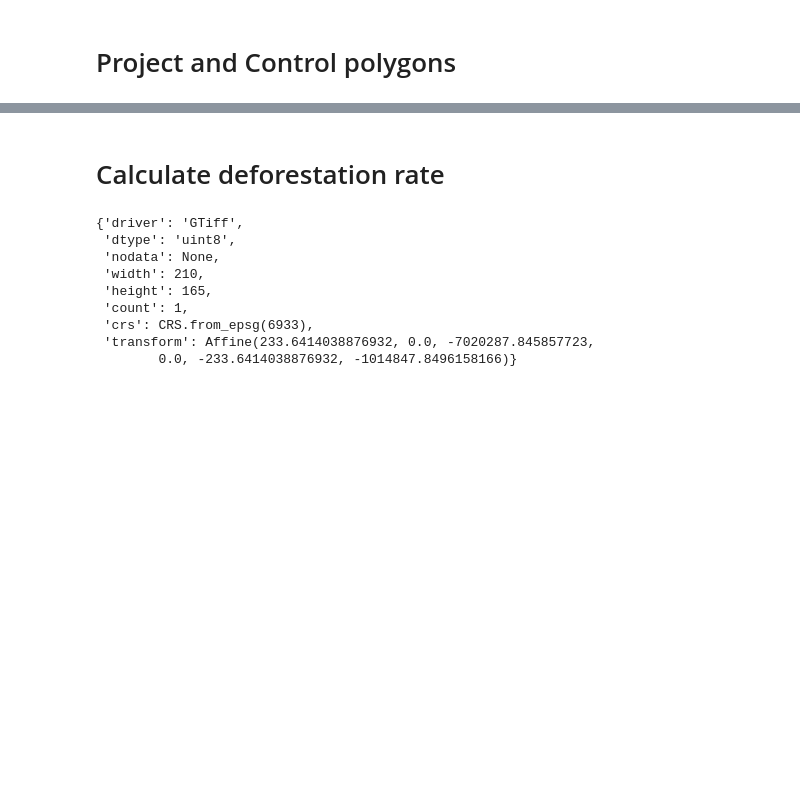
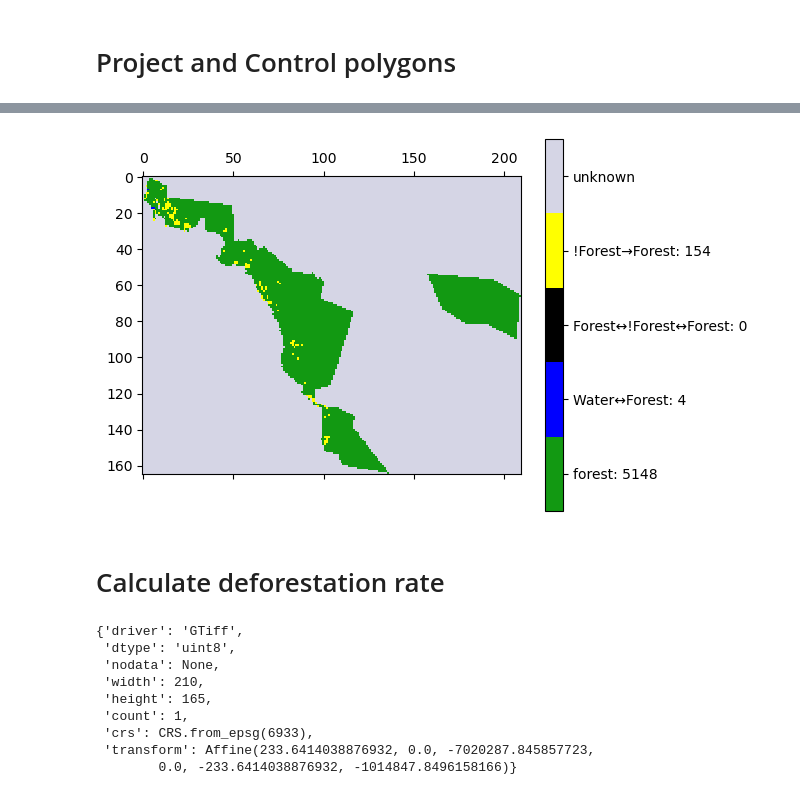
Before and after one commit to TimEngelmann/future-deforestation, a Jupyter notebook: notebooks/deforestation.ipynb, the cells around one changed output, grey strips where cells are left out. Cells and saved outputs as stored; diff of their text form; code cells hidden in the pictures; blank space fills up the shorter version.

```diff
--- a/notebooks/deforestation.ipynb
+++ b/notebooks/deforestation.ipynb
@@ -194,3 +199,12 @@ plt.show()
+# %%
+cmap = colors.ListedColormap(['#129912', 'blue', 'black', 'yellow', '#D5D5E5'])
+mat = plt.matshow(mask,cmap=cmap,vmin = -.5, vmax = 4.5)
+cax = plt.colorbar(mat, ticks=np.arange(0,5))
+cax.ax.set_yticklabels([f'forest: {np.count_nonzero(mask == 0)}', f'Water↔Forest: {np.count_nonzero(mask == 1)}', f'Forest↔!Forest↔Forest: {np.count_nonzero(mask == 2)}', f'!Forest→Forest: {np.count_nonzero(mask == 3)}', 'unknown'])
+plt.show()
+print()
+# %% [output]
+[figure, added]
 # %% [markdown]
 # Calculate deforestation rate
 # %%
```
Also changed, not shown: parts of 39 cells of this notebook, 1 other file.
